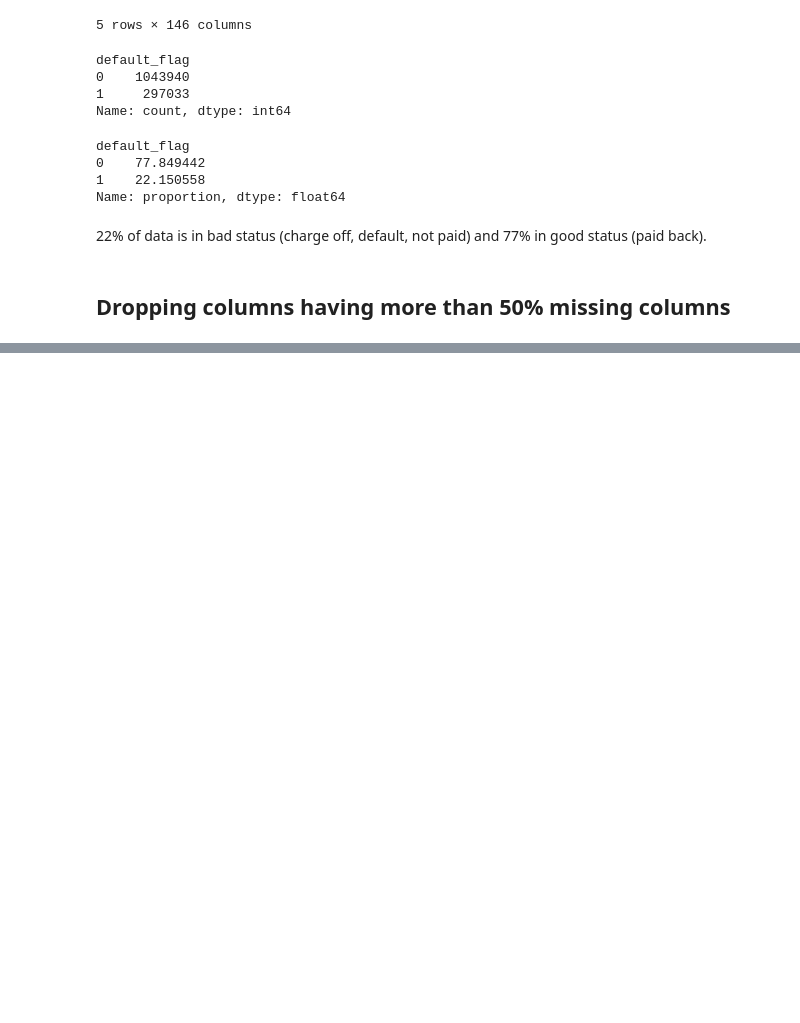
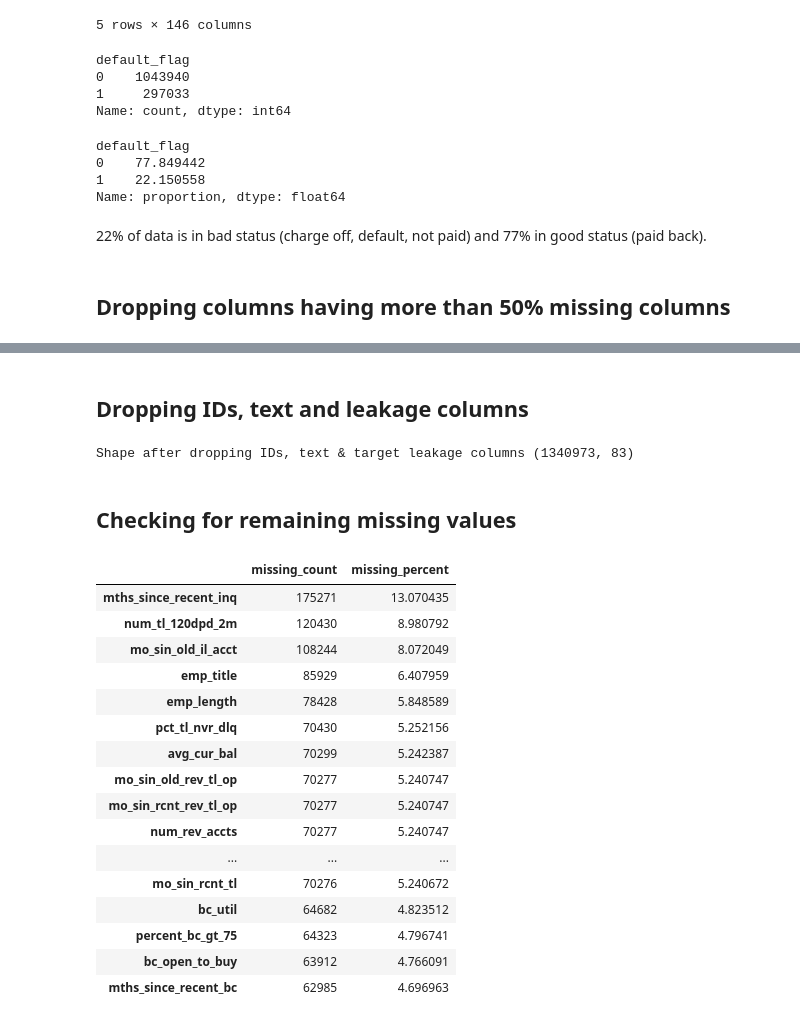
Before and after one commit to Shankari-Mohanakrishnan/lending-club-intelligent-borrower-profiling, a Jupyter notebook: notebooks/02_Data_Cleaning_Preprocessing.ipynb, the cells around one changed output, grey strips where cells are left out. Cells and saved outputs as stored; diff of their text form; code cells hidden in the pictures; blank space fills up the shorter version.

```diff
--- a/notebooks/02_Data_Cleaning_Preprocessing.ipynb
+++ b/notebooks/02_Data_Cleaning_Preprocessing.ipynb
@@ -99,3 +101,49 @@ The columns are:
 
 
 The shape after dropping the coumns: (1340973, 88)
+# %% [markdown]
+## Dropping IDs, text and leakage columns
+# %%
+cols_to_drop_manual = [
+    "id",
+    "member_id",
+    "url",
+    "desc",
+    "title",
+    "zip_code",
+    "loan_status",
+    "pymnt_plan",
+    "policy_code"
+]
+
+cols_to_drop_manual = [cols for cols in cols_to_drop_manual if cols in df.columns]
+df = df.drop(columns=cols_to_drop_manual)
+print(f'Shape after dropping IDs, text & target leakage columns {df.shape}')
+# %% [output]
+Shape after dropping IDs, text & target leakage columns (1340973, 83)
+# %% [markdown]
+## Checking for remaining missing values
+# %%
+missing_summary = df.isnull().sum().to_frame('missing_count')\
+            .assign(missing_percent = lambda x: (x['missing_count']/len(df))*100)\
+            .sort_values('missing_percent', ascending=False)
+
+missing_summary.head(30)
+# %% [output]
+|  | missing_count | missing_percent |
+| mths_since_recent_inq | 175271 | 13.070435 |
+| num_tl_120dpd_2m | 120430 | 8.980792 |
+| mo_sin_old_il_acct | 108244 | 8.072049 |
+| emp_title | 85929 | 6.407959 |
+| emp_length | 78428 | 5.848589 |
+| pct_tl_nvr_dlq | 70430 | 5.252156 |
+| avg_cur_bal | 70299 | 5.242387 |
+| mo_sin_old_rev_tl_op | 70277 | 5.240747 |
+| mo_sin_rcnt_rev_tl_op | 70277 | 5.240747 |
+| num_rev_accts | 70277 | 5.240747 |
+| ... | ... | ... |
+| mo_sin_rcnt_tl | 70276 | 5.240672 |
+| bc_util | 64682 | 4.823512 |
+| percent_bc_gt_75 | 64323 | 4.796741 |
+| bc_open_to_buy | 63912 | 4.766091 |
+| mths_since_recent_bc | 62985 | 4.696963 |
```
Also changed, not shown: parts of 2 cells of this notebook.
